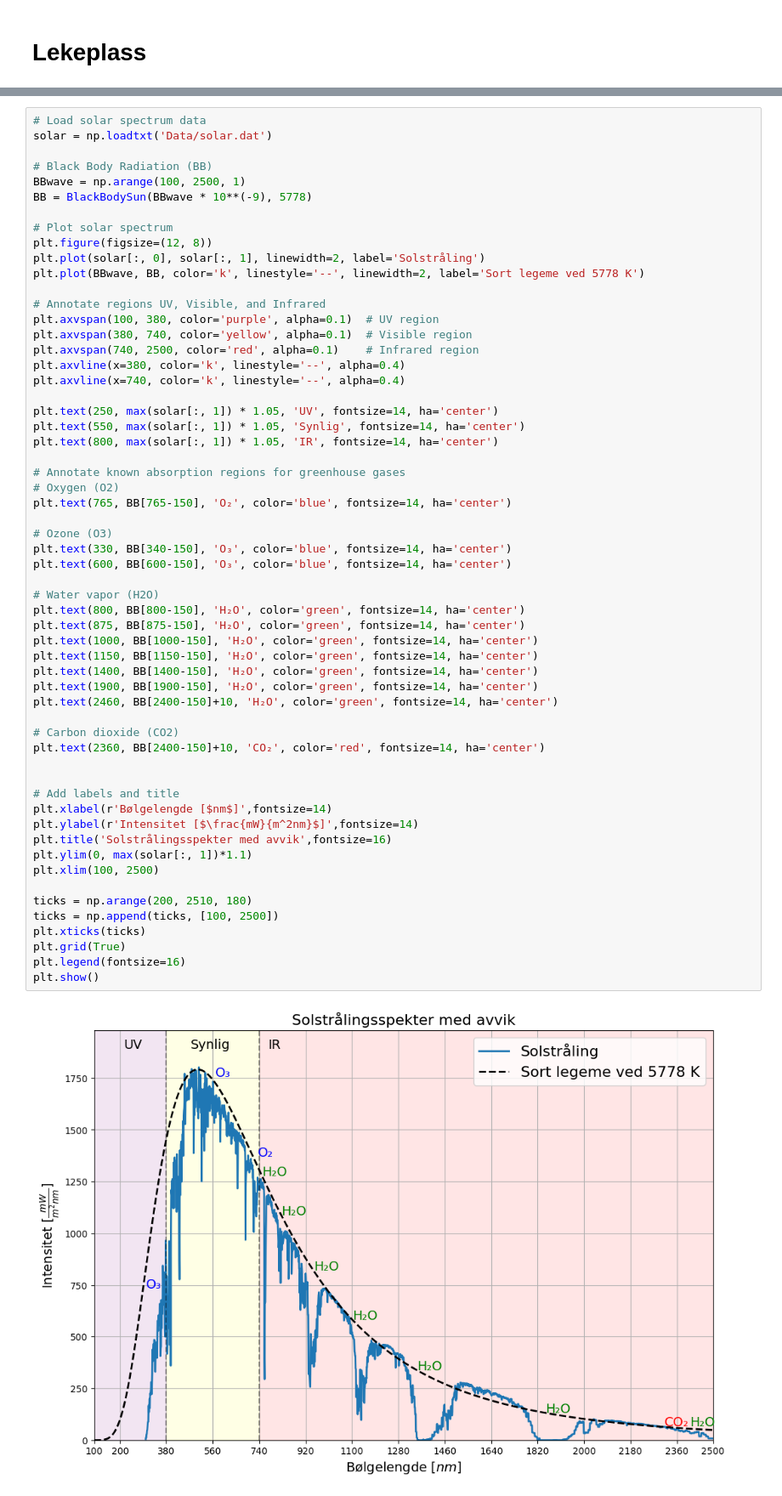
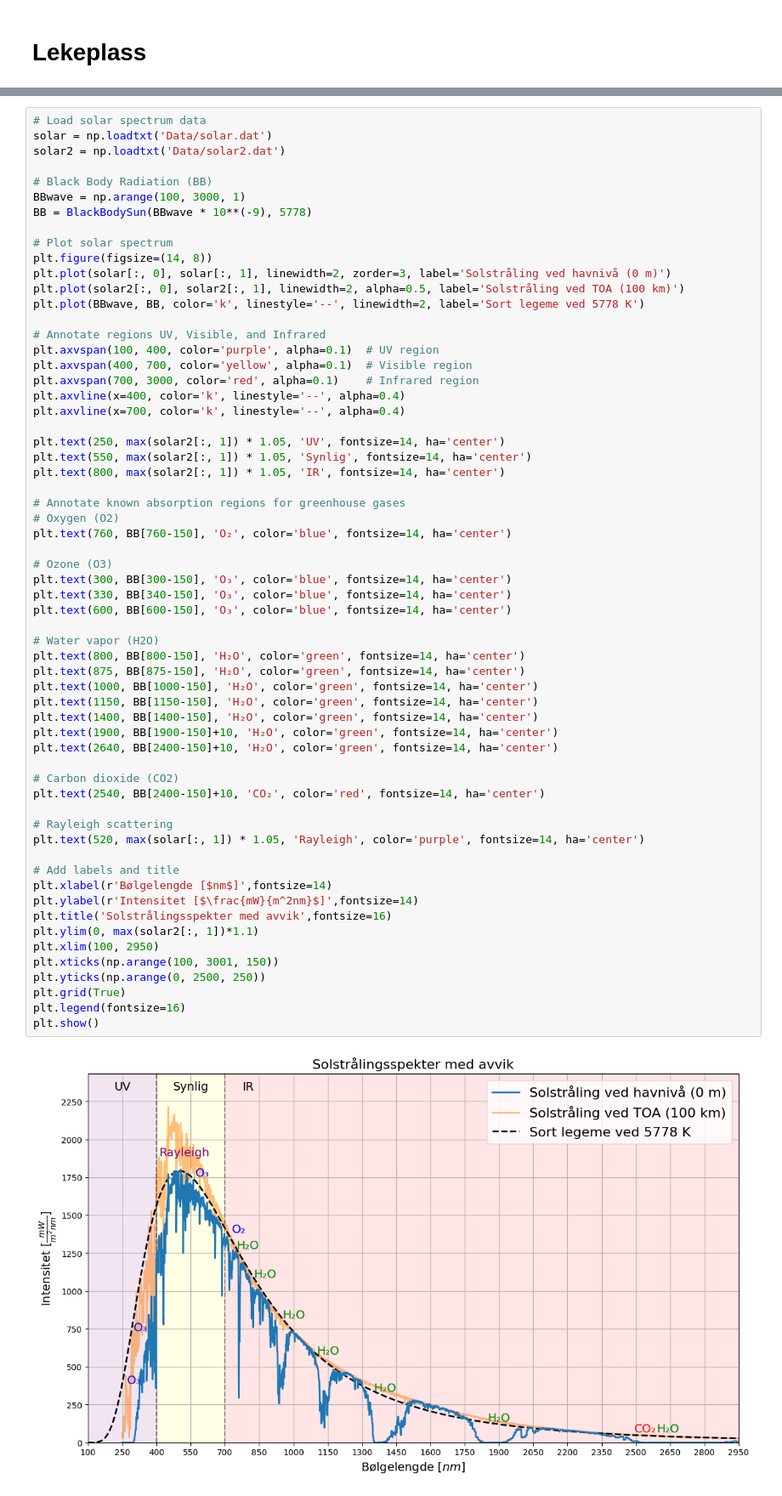
Before and after one commit to SkaugJr/TTK4265-OptiskFjernmaaling, a Jupyter notebook: Prosjekt2/RTM.ipynb, the cells around one changed output, grey strips where cells are left out. Shown at 85% size. Cells and saved outputs as stored; diff of their text form.

```diff
--- a/Prosjekt2/RTM.ipynb
+++ b/Prosjekt2/RTM.ipynb
@@ -458,60 +460,63 @@ plt.show()
 # %%
 # Load solar spectrum data
 solar = np.loadtxt('Data/solar.dat')
+solar2 = np.loadtxt('Data/solar2.dat')
 
 # Black Body Radiation (BB)
-BBwave = np.arange(100, 2500, 1)
+BBwave = np.arange(100, 3000, 1)
 BB = BlackBodySun(BBwave * 10**(-9), 5778)
 
 # Plot solar spectrum
-plt.figure(figsize=(12, 8))
-plt.plot(solar[:, 0], solar[:, 1], linewidth=2, label='Solstråling')
+plt.figure(figsize=(14, 8))
+plt.plot(solar[:, 0], solar[:, 1], linewidth=2, zorder=3, label='Solstråling ved havnivå (0 m)')
+plt.plot(solar2[:, 0], solar2[:, 1], linewidth=2, alpha=0.5, label='Solstråling ved TOA (100 km)')
 plt.plot(BBwave, BB, color='k', linestyle='--', linewidth=2, label='Sort legeme ved 5778 K')
 
 # Annotate regions UV, Visible, and Infrared
-plt.axvspan(100, 380, color='purple', alpha=0.1)  # UV region
-plt.axvspan(380, 740, color='yellow', alpha=0.1)  # Visible region
-plt.axvspan(740, 2500, color='red', alpha=0.1)    # Infrared region
-plt.axvline(x=380, color='k', linestyle='--', alpha=0.4)
-plt.axvline(x=740, color='k', linestyle='--', alpha=0.4)
+plt.axvspan(100, 400, color='purple', alpha=0.1)  # UV region
+plt.axvspan(400, 700, color='yellow', alpha=0.1)  # Visible region
+plt.axvspan(700, 3000, color='red', alpha=0.1)    # Infrared region
+plt.axvline(x=400, color='k', linestyle='--', alpha=0.4)
+plt.axvline(x=700, color='k', linestyle='--', alpha=0.4)
 
-plt.text(250, max(solar[:, 1]) * 1.05, 'UV', fontsize=14, ha='center')
-plt.text(550, max(solar[:, 1]) * 1.05, 'Synlig', fontsize=14, ha='center')
-plt.text(800, max(solar[:, 1]) * 1.05, 'IR', fontsize=14, ha='center')
+plt.text(250, max(solar2[:, 1]) * 1.05, 'UV', fontsize=14, ha='center')
+plt.text(550, max(solar2[:, 1]) * 1.05, 'Synlig', fontsize=14, ha='center')
+plt.text(800, max(solar2[:, 1]) * 1.05, 'IR', fontsize=14, ha='center')
 
 # Annotate known absorption regions for greenhouse gases
 # Oxygen (O2)
-plt.text(765, BB[765-150], 'O₂', color='blue', fontsize=14, ha='center')
+plt.text(760, BB[760-150], 'O₂', color='blue', fontsize=14, ha='center')
 
 # Ozone (O3)
+plt.text(300, BB[300-150], 'O₃', color='blue', fontsize=14, ha='center')
 plt.text(330, BB[340-150], 'O₃', color='blue', fontsize=14, ha='center')
 plt.text(600, BB[600-150], 'O₃', color='blue', fontsize=14, ha='center')
 
 # Water vapor (H2O)
 plt.text(800, BB[800-150], 'H₂O', color='green', fontsize=14, ha='center')
 plt.text(875, BB[875-150], 'H₂O', color='green', fontsize=14, ha='center')
 plt.text(1000, BB[1000-150], 'H₂O', color='green', fontsize=14, ha='center')
 plt.text(1150, BB[1150-150], 'H₂O', color='green', fontsize=14, ha='center')
 plt.text(1400, BB[1400-150], 'H₂O', color='green', fontsize=14, ha='center')
-plt.text(1900, BB[1900-150], 'H₂O', color='green', fontsize=14, ha='center')
-plt.text(2460, BB[2400-150]+10, 'H₂O', color='green', fontsize=14, ha='center')
+plt.text(1900, BB[1900-150]+10, 'H₂O', color='green', fontsize=14, ha='center')
+plt.text(2640, BB[2400-150]+10, 'H₂O', color='green', fontsize=14, ha='center')
 
 # Carbon dioxide (CO2)
-plt.text(2360, BB[2400-150]+10, 'CO₂', color='red', fontsize=14, ha='center')
+plt.text(2540, BB[2400-150]+10, 'CO₂', color='red', fontsize=14, ha='center')
 
+# Rayleigh scattering
+plt.text(520, max(solar[:, 1]) * 1.05, 'Rayleigh', color='purple', fontsize=14, ha='center')
 
 # Add labels and title
 plt.xlabel(r'Bølgelengde [$nm$]',fontsize=14)
 plt.ylabel(r'Intensitet [$\frac{mW}{m^2nm}$]',fontsize=14)
 plt.title('Solstrålingsspekter med avvik',fontsize=16)
-plt.ylim(0, max(solar[:, 1])*1.1)
-plt.xlim(100, 2500)
-
-ticks = np.arange(200, 2510, 180)
-ticks = np.append(ticks, [100, 2500])
-plt.xticks(ticks)
+plt.ylim(0, max(solar2[:, 1])*1.1)
+plt.xlim(100, 2950)
+plt.xticks(np.arange(100, 3001, 150))
+plt.yticks(np.arange(0, 2500, 250))
 plt.grid(True)
 plt.legend(fontsize=16)
 plt.show()
 # %% [output]
-[figure, old version]
+[figure, new version]
```
Also changed, not shown: parts of 3 cells of this notebook, 16 other files.
